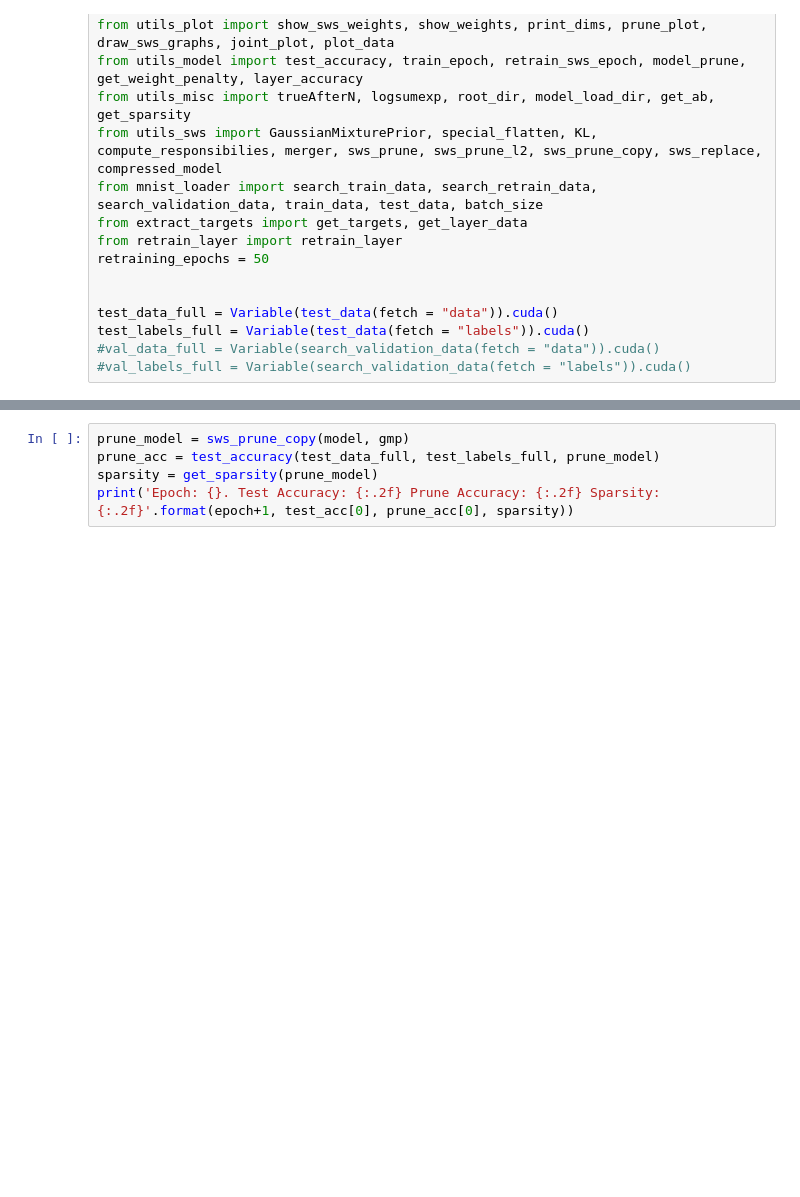
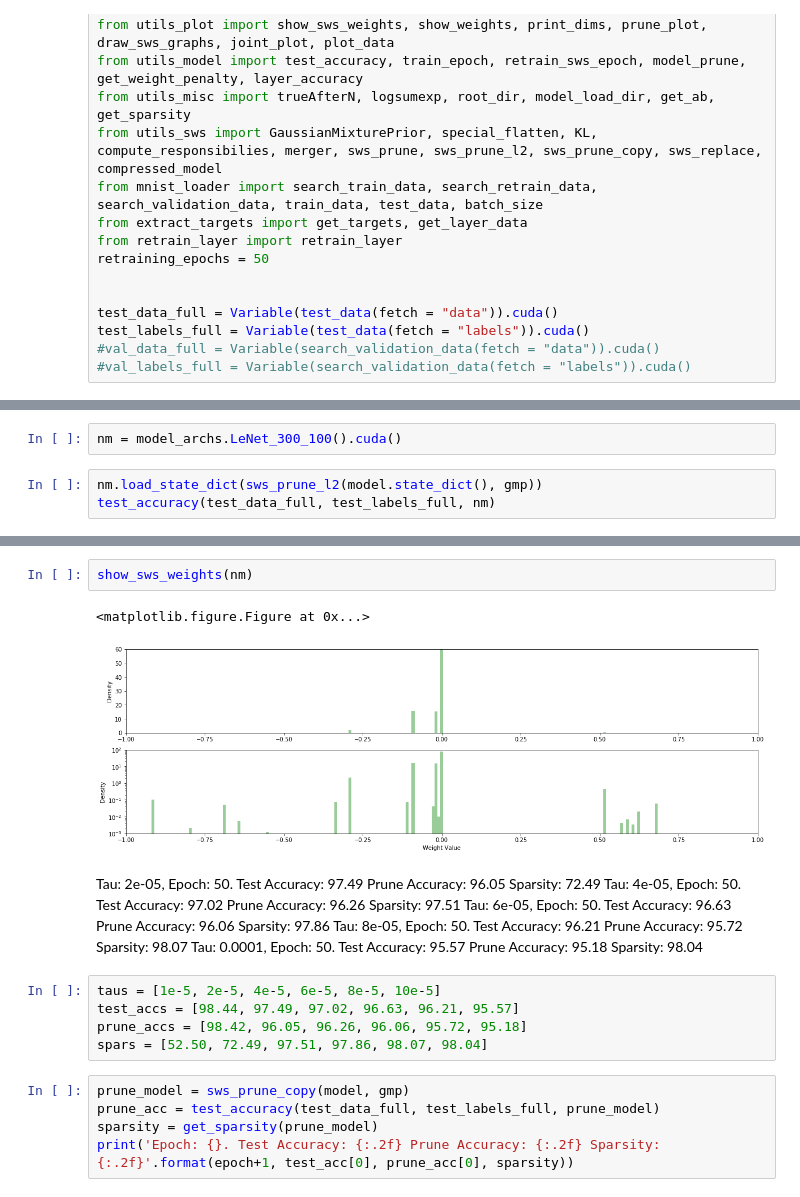
Before and after one commit to okz12/NN_compression, a Jupyter notebook: notebooks/customloss_layerwise.ipynb, the cells around one changed output, grey strips where cells are left out. Saved outputs shown, nothing was run; the diff lists cells and outputs as text; blank space fills up the shorter version.

```diff
--- a/notebooks/customloss_layerwise.ipynb
+++ b/notebooks/customloss_layerwise.ipynb
@@ -197,0 +176,5 @@ Epoch: 40. Test Accuracy: 95.57 Prune Accuracy: 94.88 Sparsity: 98.02
+# %%
+nm = model_archs.LeNet_300_100().cuda()
+# %%
+nm.load_state_dict(sws_prune_l2(model.state_dict(), gmp))
+test_accuracy(test_data_full, test_labels_full, nm)
@@ -198,3 +252,19 @@ Epoch: 40. Test Accuracy: 95.57 Prune Accuracy: 94.88 Sparsity: 98.02
+# %%
+show_sws_weights(nm)
+# %% [output]
+<matplotlib.figure.Figure at 0x...>
+[figure, added]
+# %% [markdown]
+Tau: 2e-05, Epoch: 50. Test Accuracy: 97.49 Prune Accuracy: 96.05 Sparsity: 72.49
+Tau: 4e-05, Epoch: 50. Test Accuracy: 97.02 Prune Accuracy: 96.26 Sparsity: 97.51
+Tau: 6e-05, Epoch: 50. Test Accuracy: 96.63 Prune Accuracy: 96.06 Sparsity: 97.86
+Tau: 8e-05, Epoch: 50. Test Accuracy: 96.21 Prune Accuracy: 95.72 Sparsity: 98.07
+Tau: 0.0001, Epoch: 50. Test Accuracy: 95.57 Prune Accuracy: 95.18 Sparsity: 98.04
+# %%
+taus = [1e-5, 2e-5, 4e-5, 6e-5, 8e-5, 10e-5]
+test_accs = [98.44, 97.49, 97.02, 96.63, 96.21, 95.57]
+prune_accs = [98.42, 96.05, 96.26, 96.06, 95.72, 95.18]
+spars = [52.50, 72.49, 97.51, 97.86, 98.07, 98.04]
 # %%
 prune_model = sws_prune_copy(model, gmp)
 prune_acc = test_accuracy(test_data_full, test_labels_full, prune_model)
```
Also changed, not shown: parts of 10 cells of this notebook, 6 other files.
